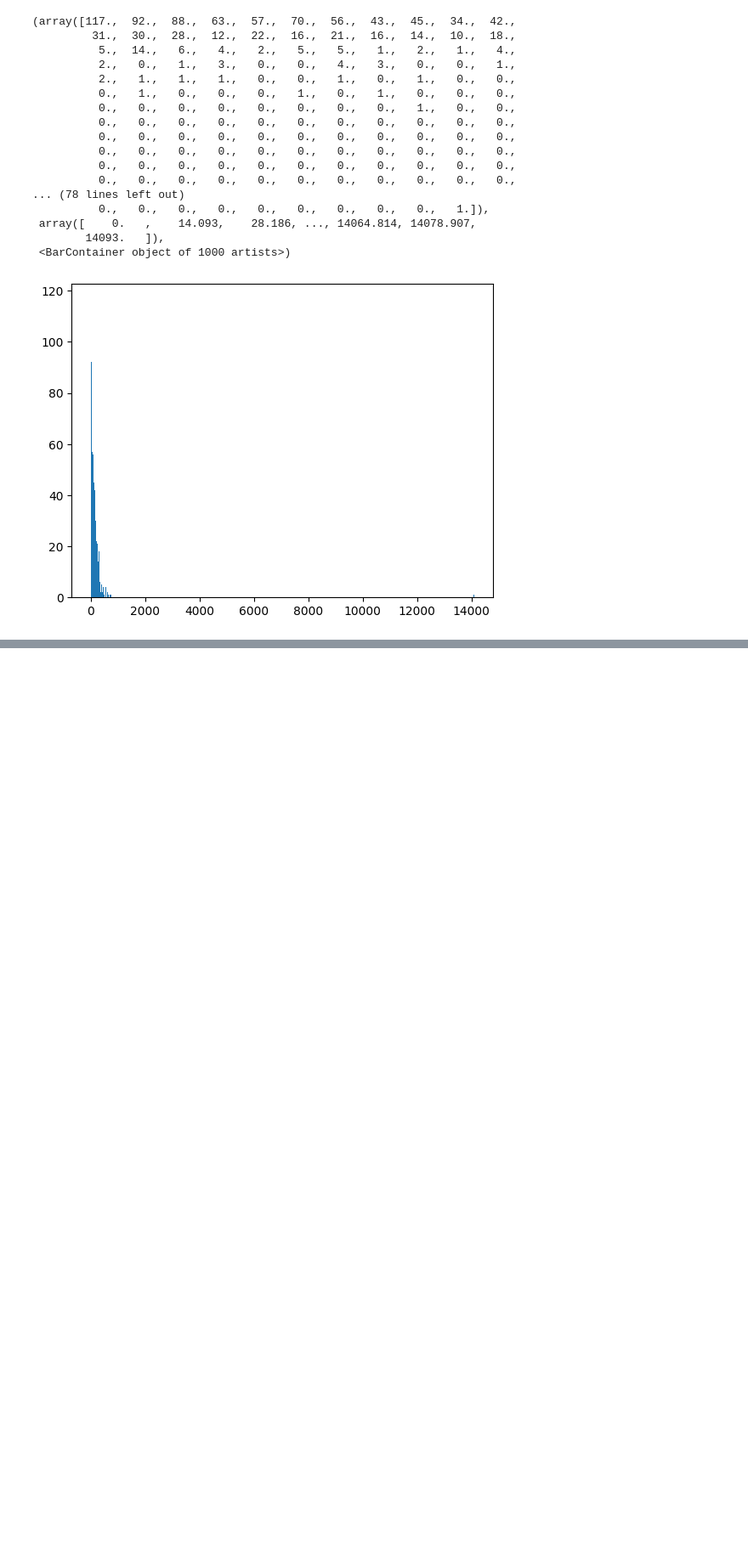
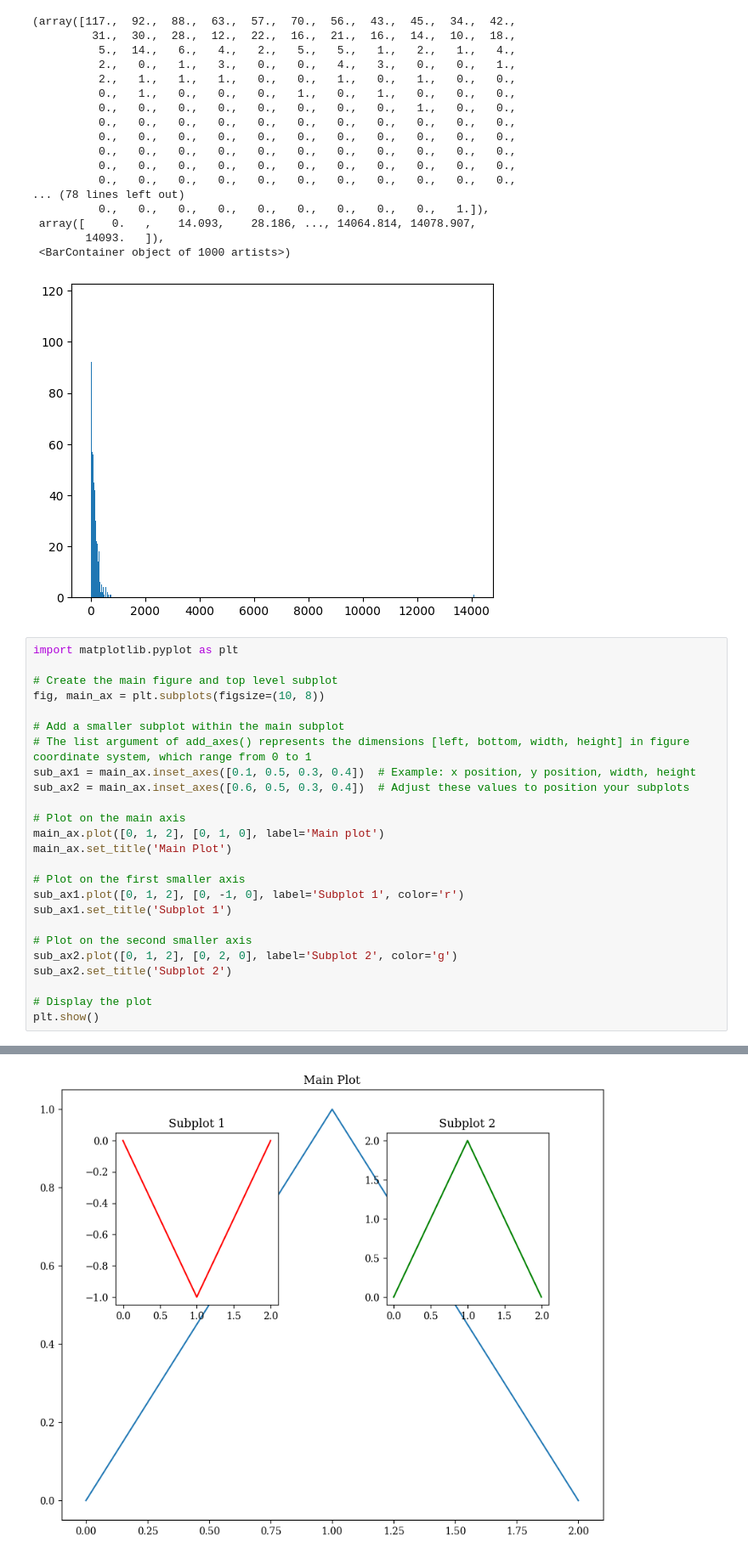
Before and after one commit to boao-james-chen/Self-Design-LSM-Buffer, a Jupyter notebook: development/rocksdb/examples/__working_branch/_experiments/plotmemtable.ipynb, the cells around one changed output, grey strips where cells are left out. Shown at 85% size. Saved outputs shown, nothing was run; the diff lists cells and outputs as text; blank space fills up the shorter version.

```diff
--- a/development/rocksdb/examples/__working_branch/_experiments/plotmemtable.ipynb
+++ b/development/rocksdb/examples/__working_branch/_experiments/plotmemtable.ipynb
@@ -538,3 +1033,29 @@ plt.hist(pqs, bins=1000)
         14093.   ]),
  <BarContainer object of 1000 artists>)
 [figure]
+# %%
+import matplotlib.pyplot as plt
+
+# Create the main figure and top level subplot
+fig, main_ax = plt.subplots(figsize=(10, 8))
+
+# Add a smaller subplot within the main subplot
+# The list argument of add_axes() represents the dimensions [left, bottom, width, height] in figure coordinate system, which range from 0 to 1
+sub_ax1 = main_ax.inset_axes([0.1, 0.5, 0.3, 0.4])  # Example: x position, y position, width, height
+sub_ax2 = main_ax.inset_axes([0.6, 0.5, 0.3, 0.4])  # Adjust these values to position your subplots
+
+# Plot on the main axis
+main_ax.plot([0, 1, 2], [0, 1, 0], label='Main plot')
+main_ax.set_title('Main Plot')
+
+# Plot on the first smaller axis
+sub_ax1.plot([0, 1, 2], [0, -1, 0], label='Subplot 1', color='r')
+sub_ax1.set_title('Subplot 1')
+
+# Plot on the second smaller axis
+sub_ax2.plot([0, 1, 2], [0, 2, 0], label='Subplot 2', color='g')
+sub_ax2.set_title('Subplot 2')
+
+# Display the plot
+plt.show()
+# %% [output]
@@ -540,0 +1079 @@ plt.hist(pqs, bins=1000)
+[figure, added]
```
Also changed, not shown: parts of 29 cells of this notebook, 14 other files.
